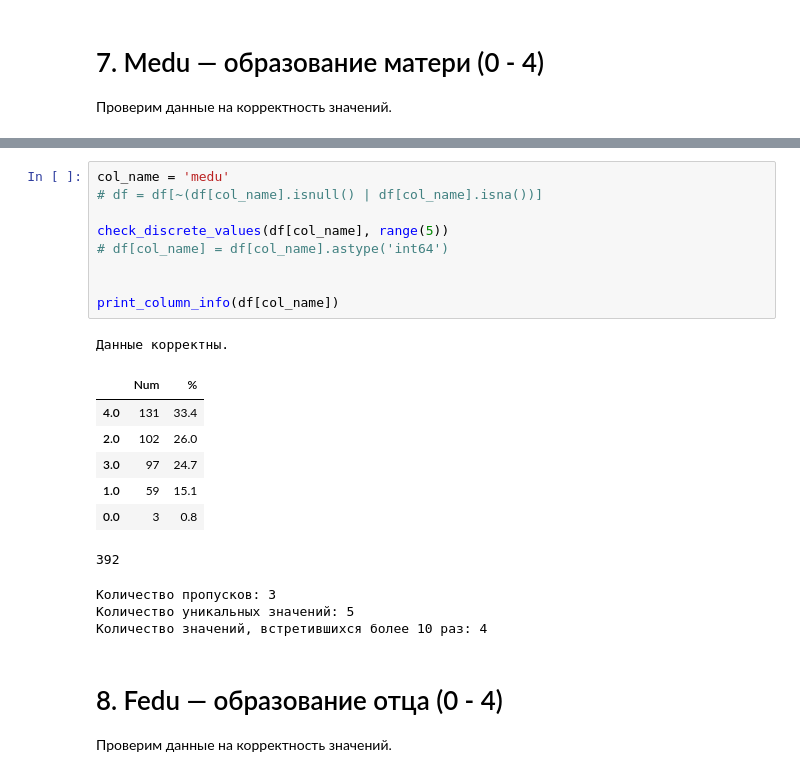
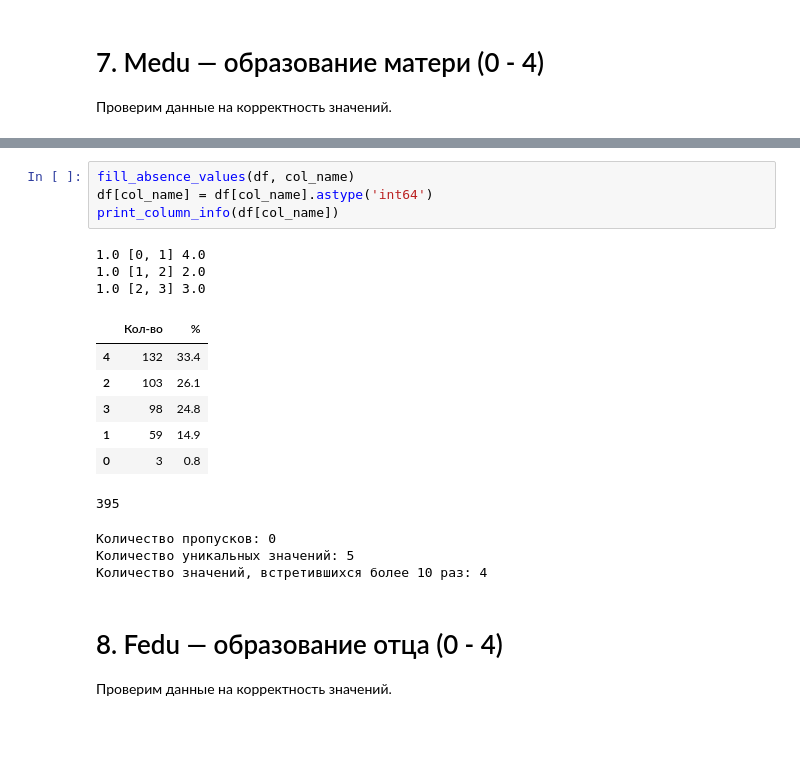
Before and after one commit to mshashanov/skillfactory_rds, a Jupyter notebook: module_2/eda_stud_math.ipynb, the cells around one changed output, grey strips where cells are left out. Drawn from its saved outputs; the diff is of its cells as text; blank space fills up the shorter version.

```diff
--- a/module_2/eda_stud_math.ipynb
+++ b/module_2/eda_stud_math.ipynb
@@ -316,22 +402,19 @@ print_column_info(df[col_name])
 # %%
-col_name = 'medu'
-# df = df[~(df[col_name].isnull() | df[col_name].isna())]
-
-check_discrete_values(df[col_name], range(5))
-# df[col_name] = df[col_name].astype('int64')
-
-
+fill_absence_values(df, col_name)
+df[col_name] = df[col_name].astype('int64')
 print_column_info(df[col_name])
 # %% [output]
-Данные корректны.
+1.0 [0, 1] 4.0
+1.0 [1, 2] 2.0
+1.0 [2, 3] 3.0
-|  | Num | % |
-| 4.0 | 131 | 33.4 |
-| 2.0 | 102 | 26.0 |
-| 3.0 | 97 | 24.7 |
-| 1.0 | 59 | 15.1 |
-| 0.0 | 3 | 0.8 |
+|  | Кол-во | % |
+| 4 | 132 | 33.4 |
+| 2 | 103 | 26.1 |
+| 3 | 98 | 24.8 |
+| 1 | 59 | 14.9 |
+| 0 | 3 | 0.8 |
-392
+395
-Количество пропусков: 3
+Количество пропусков: 0
 Количество уникальных значений: 5
 Количество значений, встретившихся более 10 раз: 4
 # %% [markdown]
```
Also changed, not shown: parts of 74 cells of this notebook.
